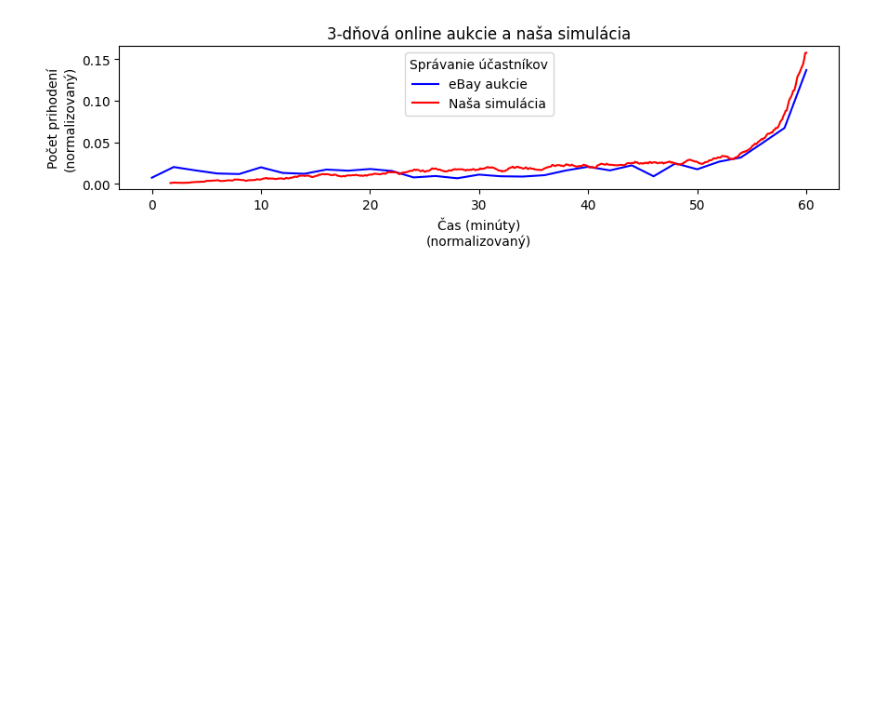
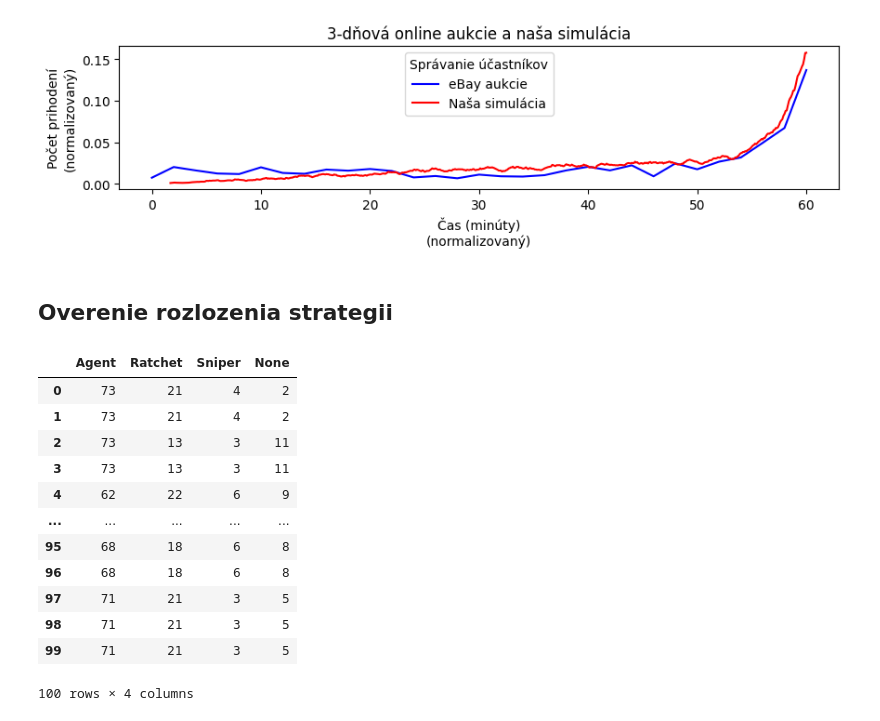
Before and after one commit to findraj/Auction-Dynamics-Simulation, a Jupyter notebook: analysis/results/results.ipynb, the cells around one changed output. Cells and saved outputs as stored; diff of their text form; code cells hidden in the pictures; blank space fills up the shorter version.

```diff
--- a/analysis/results/results.ipynb
+++ b/analysis/results/results.ipynb
@@ -206,3 +207,27 @@ legend.set_title('Správanie účastníkov')
 plt.show()
 # %% [output]
 [figure]
+# %% [markdown]
+## Overenie rozlozenia strategii
+# %%
+from matplotlib import pyplot as plt
+import pandas as pd
+import seaborn as sns
+import numpy as np
+
+strategies_df = pd.read_csv('auction_strategies_results.csv')
+strategies_df
+# %% [output]
+|  | Agent | Ratchet | Sniper | None |
+| 0 | 73 | 21 | 4 | 2 |
+| 1 | 73 | 21 | 4 | 2 |
+| 2 | 73 | 13 | 3 | 11 |
+| 3 | 73 | 13 | 3 | 11 |
+| 4 | 62 | 22 | 6 | 9 |
+| ... | ... | ... | ... | ... |
+| 95 | 68 | 18 | 6 | 8 |
+| 96 | 68 | 18 | 6 | 8 |
+| 97 | 71 | 21 | 3 | 5 |
+| 98 | 71 | 21 | 3 | 5 |
+| 99 | 71 | 21 | 3 | 5 |
+100 rows × 4 columns
```
Also changed, not shown: parts of 7 cells of this notebook, 5 other files.
